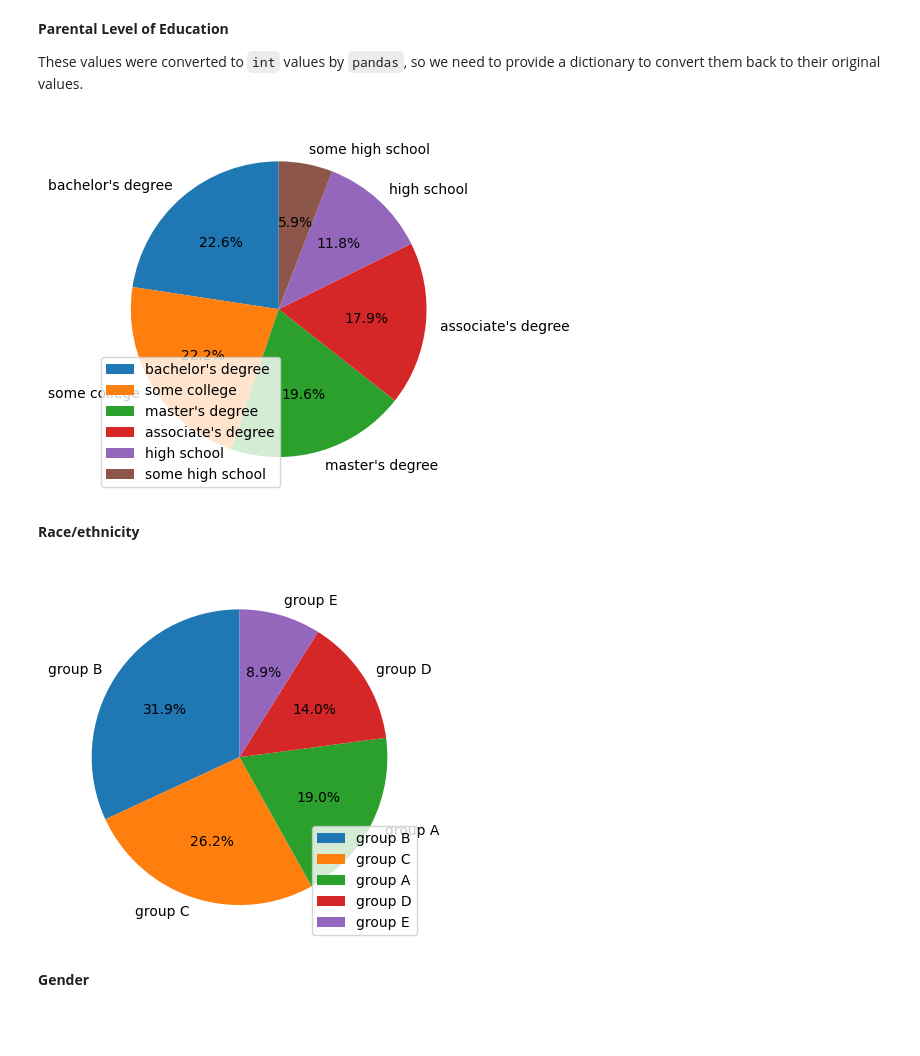
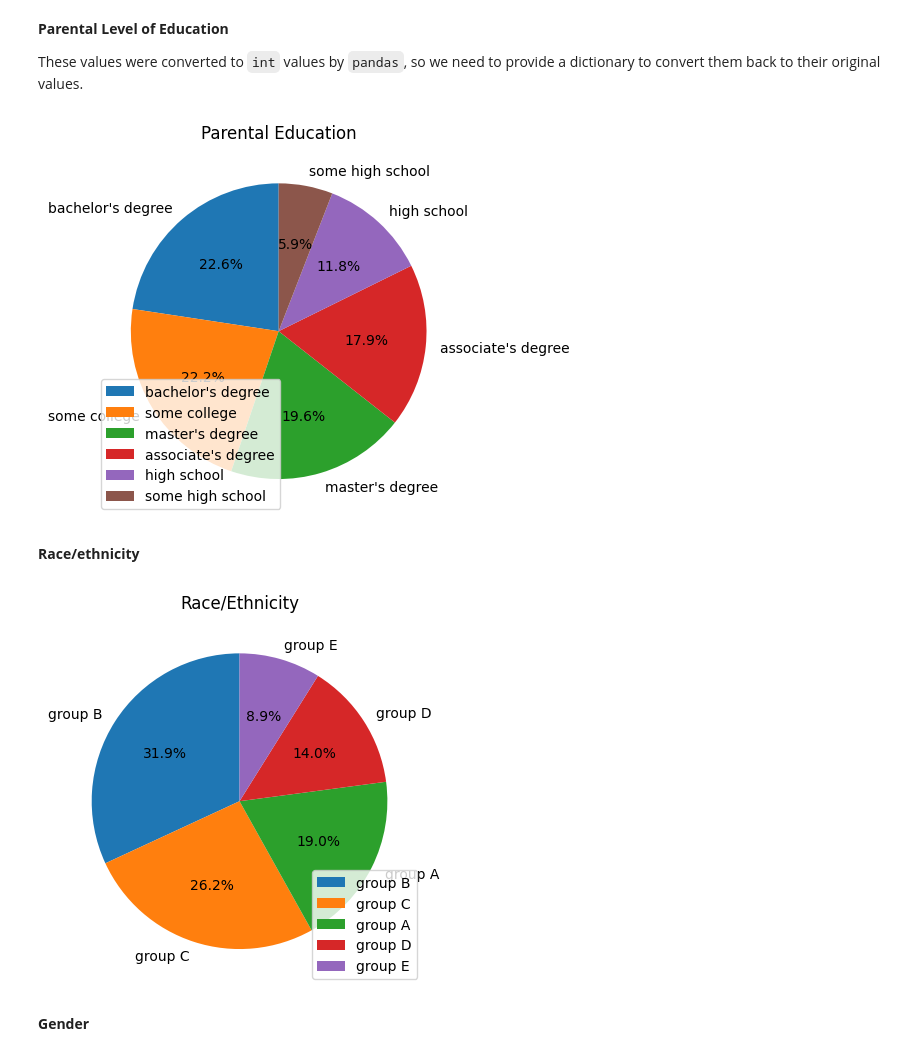
Before and after one commit to heyodai/cs5530-assignment1, a Jupyter notebook: question_2.ipynb, the cells around one changed output. Saved outputs shown, nothing was run; the diff lists cells and outputs as text; code cells hidden in the pictures; blank space fills up the shorter version.

```diff
--- a/question_2.ipynb
+++ b/question_2.ipynb
@@ -69,21 +82,22 @@ These values were converted to `int` values by `pandas`, so we need to provide a
 # %%
 edu_to_str = {
     0: 'associate\'s degree',
     1: 'bachelor\'s degree',
     2: 'high school',
     3: 'master\'s degree',
     4: 'some college',
     5: 'some high school',
 }
 
 labels = df['parental level of education'].astype('category').replace(edu_to_str).unique()
 sizes = df['parental level of education'].value_counts()
 
 plt.pie(sizes, labels=labels, autopct='%1.1f%%', startangle=90)
+plt.title('Parental Education')
 plt.legend(labels, loc="best")
 plt.show()
 # %% [output]
-[figure, old version]
+[figure, new version]
 # %% [markdown]
 **Race/ethnicity**
 # %%
@@ -91,10 +105,11 @@ labels = df['race/ethnicity'].unique()
 sizes = df['race/ethnicity'].value_counts()
 
 plt.pie(sizes, labels=labels, autopct='%1.1f%%', startangle=90)
+plt.title('Race/Ethnicity')
 plt.legend(labels, loc="best")
 plt.show()
 # %% [output]
-[figure, old version]
+[figure, new version]
 # %% [markdown]
 **Gender**
 # %%
```
Also changed, not shown: parts of 6 cells of this notebook.
